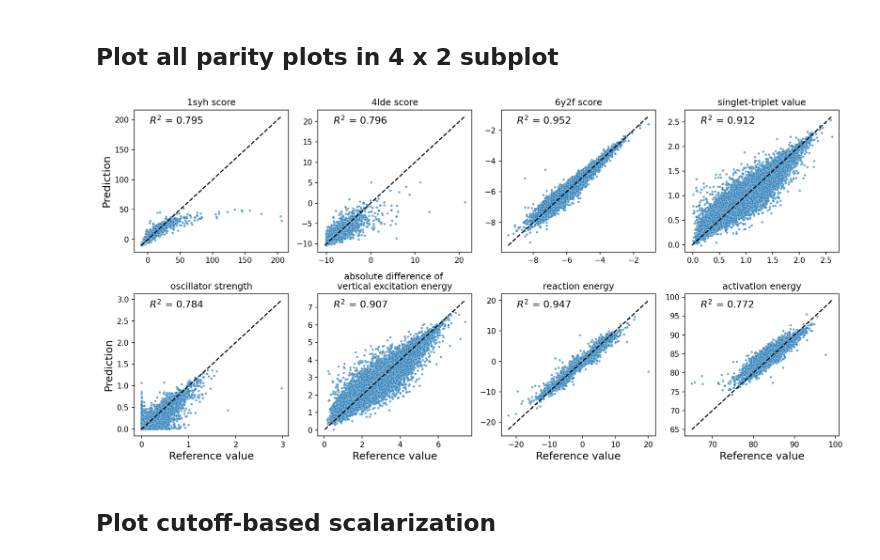
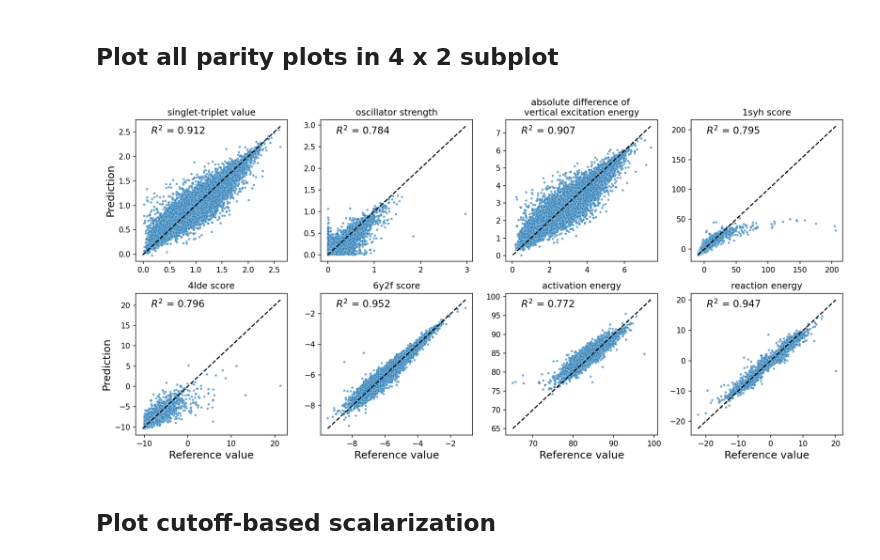
Before and after one commit to Lung-Yi/uncmoo, a Jupyter notebook: plot_parity.ipynb, the cells around one changed output. Drawn from its saved outputs; the diff is of its cells as text; code cells hidden in the pictures.

```diff
--- a/plot_parity.ipynb
+++ b/plot_parity.ipynb
@@ -252,43 +252,43 @@ RMSE, MAE, R2 score
 # %% [markdown]
 ## Plot all parity plots in 4 x 2 subplot
 # %%
-dataset_target = [("docking", "1syh score"), ("docking", "4lde score"), ("docking", "6y2f score"),
-                  ("organic_emitter", "singlet-triplet value"), ("organic_emitter", "oscillator strength"), ("organic_emitter", "abs_diff_vee"),
-                  ("reactivity", "reaction_energy"), ("reactivity", "activation_energy")]
+dataset_target = [("organic_emitter", "singlet-triplet value"), ("organic_emitter", "oscillator strength"), ("organic_emitter", "abs_diff_vee"),
+                  ("docking", "1syh score"), ("docking", "4lde score"), ("docking", "6y2f score"),
+                  ("reactivity", "activation_energy"), ("reactivity", "reaction_energy")]
 scaler_dict = {"1syh score": (-2.832, 8.928), "4lde score": (-7.547, 1.617), "6y2f score": (-5.528, 0.997),
                "singlet-triplet value": (1.003, 0.396), "oscillator strength": (0.086, 0.149), "abs_diff_vee": (2.688, 1.038),
                "activation_energy": (84.104, 3.076), "reaction_energy": (-0.749, 4.507)}
 model_dict = {"docking":"chemprop_unc/save_models/docking/evidential/fold_0",
               "organic_emitter":"chemprop_unc/save_models/organic_emitter/ensemble_mve/fold_0",
               "reactivity":"chemprop_unc/save_models/reactivity/evidential_final/fold_0"}
 uncertainty_method_dict = {"docking": "evidential_total",
                            "organic_emitter": "mve",
                            "reactivity": "evidential_total"}
 
 fig = plt.figure(figsize=(14,7), dpi=150)
 for i, (dataset, target) in enumerate(dataset_target):
     xlabel = False
     ylabel = False
 
     j = i + 1
     x = i//4 + 1
     y = j%4
     if y == 0:
         y = 4
     if x == 2:
         xlabel = True
     if y == 1:
         ylabel = True
     plt.subplot(int(str(2) + str(4) + str(j)))
     model_path = model_dict[dataset]
     uncertainty_method = uncertainty_method_dict[dataset]
     data = create_data(model_path, [target], scaler_dict, normalize_data=False, uncertainty_method=uncertainty_method)
     create_single_unc_plot(data, target, uncertainty_method=uncertainty_method, xlabel=xlabel, ylabel=ylabel, color_bar=False)
 else:
     plt.tight_layout()
     plt.savefig("figures/plot_parity_unc/overall_parity.png")
 # %% [output]
-[figure, old version]
+[figure, new version]
 # %% [markdown]
 ## Plot cutoff-based scalarization
 # %%
```
Also changed, not shown: 47 other files.
